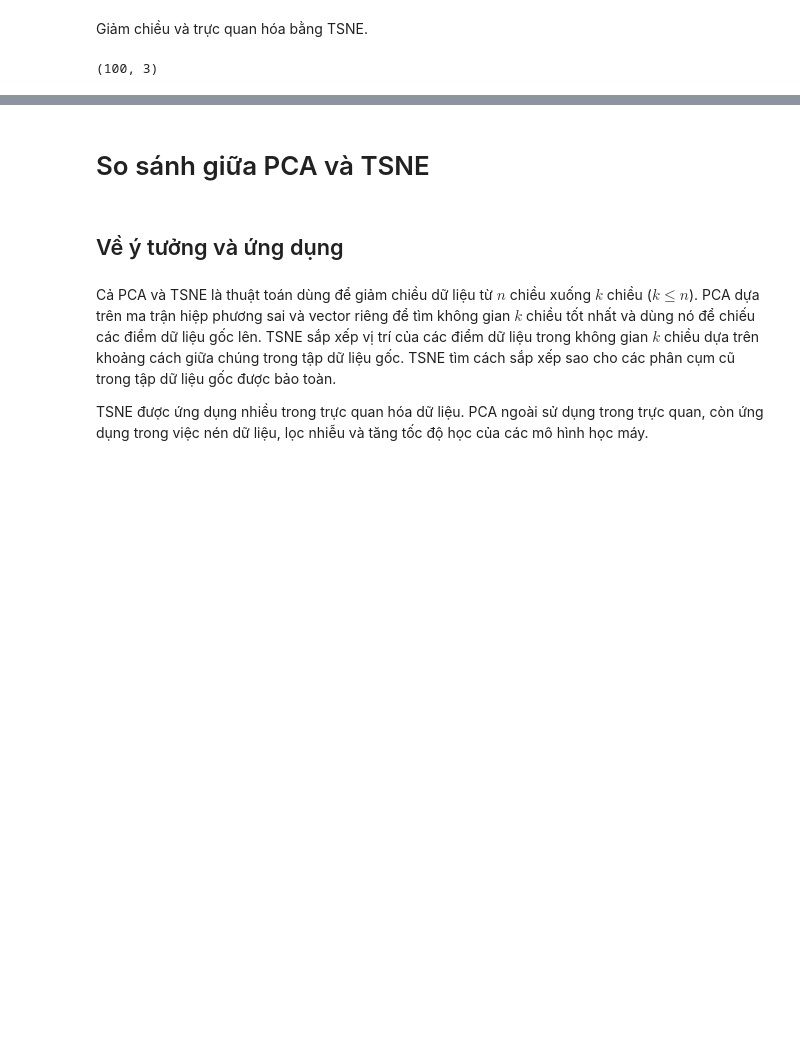
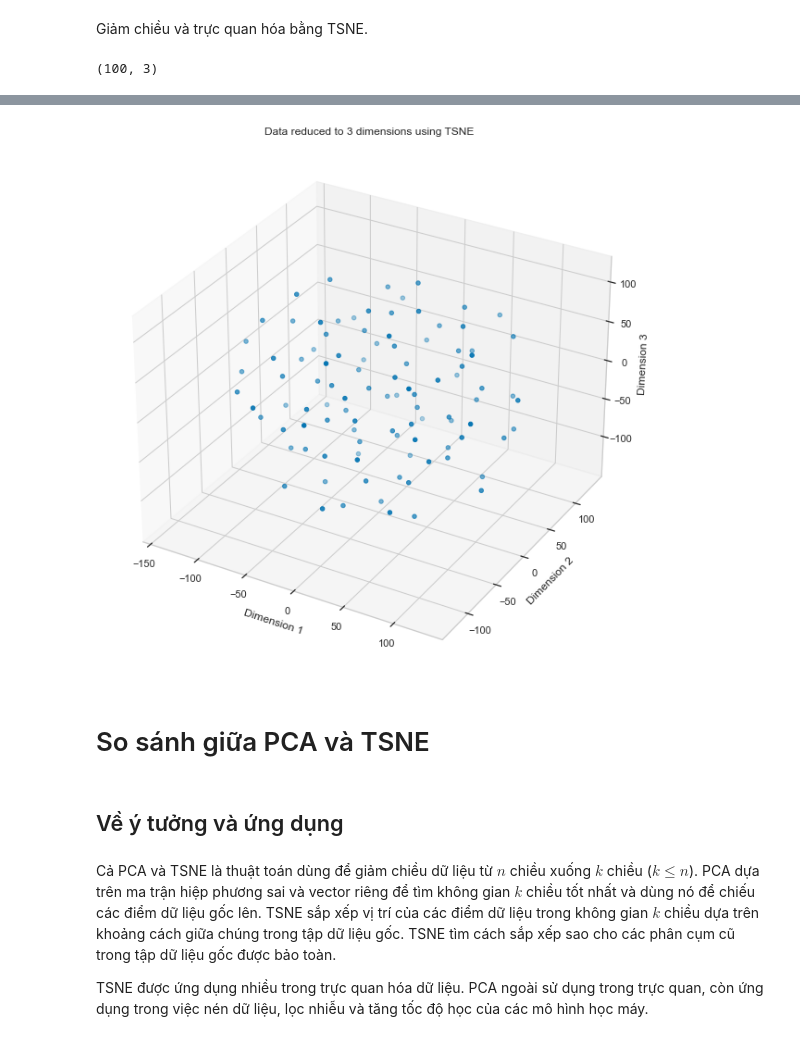
Before and after one commit to mdnam2410/hcmus-da, a Jupyter notebook: hw3/hw3.ipynb, the cells around one changed output, grey strips where cells are left out. Saved outputs shown, nothing was run; the diff lists cells and outputs as text; code cells hidden in the pictures; blank space fills up the shorter version.

```diff
--- a/hw3/hw3.ipynb
+++ b/hw3/hw3.ipynb
@@ -137,20 +195,19 @@ tsne_reduced_3d.shape
 # %% [output]
 (100, 3)
 # %%
-fig = px.scatter_3d(
-    x=tsne_reduced_3d[:, 0], y=tsne_reduced_3d[:, 1], z=tsne_reduced_3d[:, 2],
-    labels={'x': 'Principle component 1', 'y': 'Principle component 2', 'z': 'Principle component 3'},
-    title='Data reduced to 3 dimensions using TSNE',
-    template='simple_white',
-    width=800,
-    height=500
+fig = plt.figure(figsize=(8, 8))
+ax = Axes3D(fig, auto_add_to_figure=False)
+fig.add_axes(ax)
+
+sc = ax.scatter(
+    tsne_reduced_3d[:, 0],
+    tsne_reduced_3d[:, 1],
+    tsne_reduced_3d[:, 2],
 )
 
-fig.update_traces(
-    marker={
-        'size': 5,
-        'line': {'width': 1}
-    }
-)
-fig.show()
+ax.set_title('Data reduced to 3 dimensions using TSNE')
+ax.set_xlabel('Dimension 1')
+ax.set_ylabel('Dimension 2')
+ax.set_zlabel('Dimension 3')
+plt.show()
 # %% [output]
@@ -158,3 +214,4 @@ fig.show()
+[figure, added]
 # %% [markdown]
 # So sánh giữa PCA và TSNE
 # %% [markdown]
```
Also changed, not shown: parts of 12 cells of this notebook.
